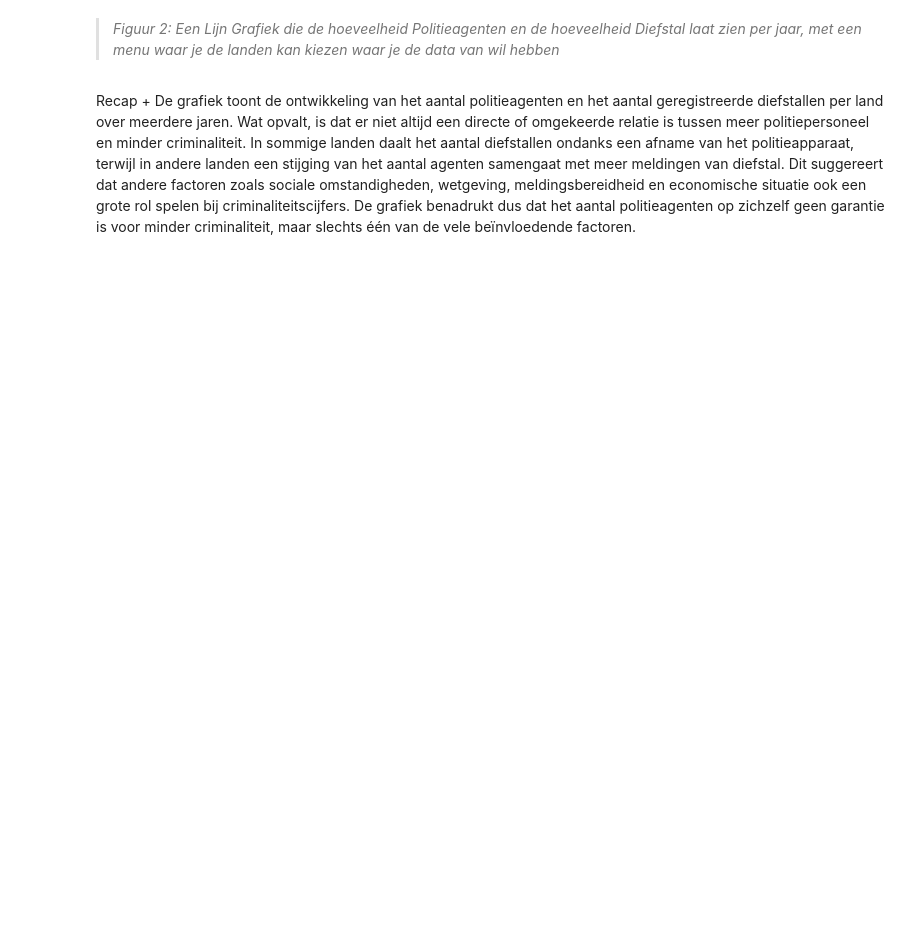
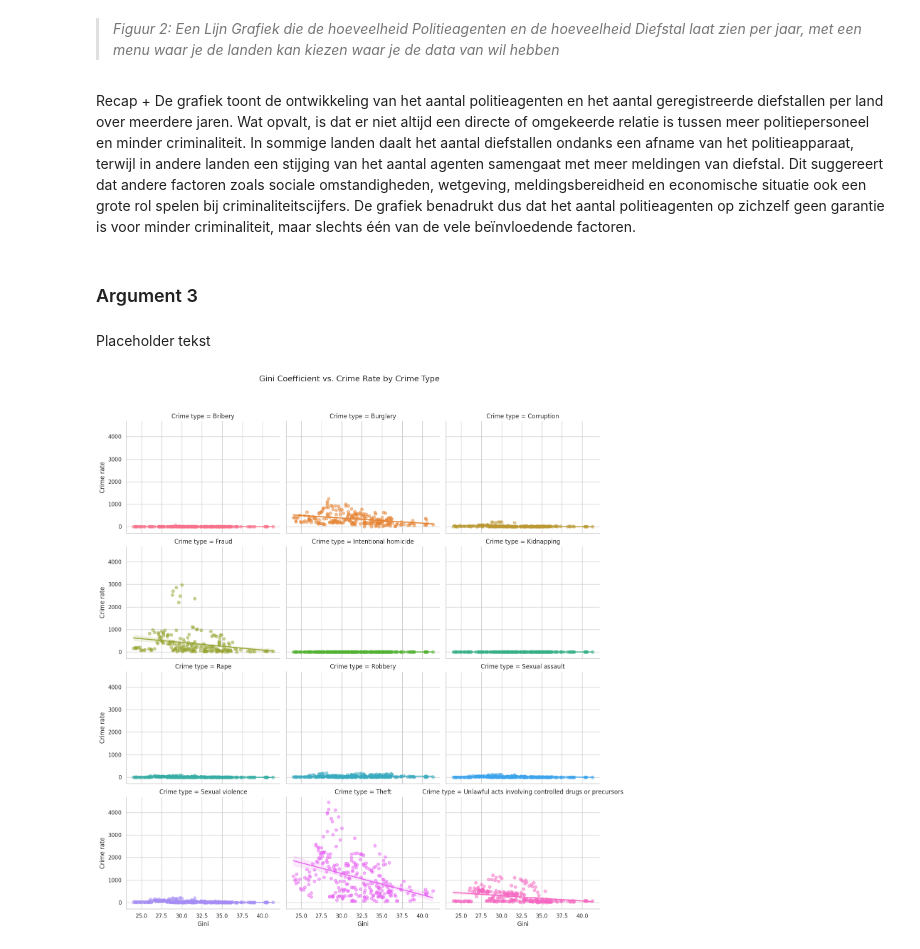
Before and after one commit to JR9142/InfoVis_Datastory, a Jupyter notebook: docs/perspectief1.ipynb, the cells around one changed output. Cells and saved outputs as stored; diff of their text form; code cells hidden in the pictures; blank space fills up the shorter version.

Commit message:
perspectief 1 gini vs crime types visualisation

```diff
--- a/docs/perspectief1.ipynb
+++ b/docs/perspectief1.ipynb
@@ -174,3 +174,64 @@ if __name__ == '__main__':
 > *Figuur 2: Een Lijn Grafiek die de hoeveelheid Politieagenten en de hoeveelheid Diefstal laat zien per jaar, met een menu waar je de landen kan kiezen waar je de data van wil hebben*
 # %% [markdown]
 Recap + De grafiek toont de ontwikkeling van het aantal politieagenten en het aantal geregistreerde diefstallen per land over meerdere jaren. Wat opvalt, is dat er niet altijd een directe of omgekeerde relatie is tussen meer politiepersoneel en minder criminaliteit. In sommige landen daalt het aantal diefstallen ondanks een afname van het politieapparaat, terwijl in andere landen een stijging van het aantal agenten samengaat met meer meldingen van diefstal. Dit suggereert dat andere factoren zoals sociale omstandigheden, wetgeving, meldingsbereidheid en economische situatie ook een grote rol spelen bij criminaliteitscijfers. De grafiek benadrukt dus dat het aantal politieagenten op zichzelf geen garantie is voor minder criminaliteit, maar slechts één van de vele beïnvloedende factoren.
+# %% [markdown]
+### Argument 3
+# %% [markdown]
+Placeholder tekst
+# %%
+import pandas as pd
+import seaborn as sns
+import matplotlib.pyplot as plt
+
+# Load the crime dataset (wide format)
+crime_df = pd.read_csv("europe_crime_definitive_per_100k.csv")
+
+# Load the Gini coefficient dataset
+gini_df = pd.read_csv("gini_definitive.csv")
+
+# Keep only relevant columns from Gini dataset and rename for clarity
+gini_df = gini_df.rename(columns={
+    "Country Name": "Country",
+    "Value": "Gini"
+})[["Country", "Year", "Gini"]]
+
+# Reshape crime dataset from wide to long format
+crime_long = crime_df.melt(
+    id_vars=["Country Name", "geo", "Year"],
+    var_name="Crime type",
+    value_name="Crime rate"
+)
+
+# Rename to match Gini df for merging
+crime_long = crime_long.rename(columns={"Country Name": "Country"})
+
+# Merge on Country and Year
+merged_df = pd.merge(crime_long, gini_df, on=["Country", "Year"], how="inner")
+
+# Drop rows with missing data
+merged_df = merged_df.dropna(subset=["Gini", "Crime rate"])
+
+# Filter out non-numeric or clearly invalid values if necessary
+merged_df = merged_df[pd.to_numeric(merged_df["Crime rate"], errors="coerce").notnull()]
+
+# Plot: Regression with confidence intervals for each crime type
+sns.set(style="whitegrid")
+g = sns.lmplot(
+    data=merged_df,
+    x="Gini",
+    y="Crime rate",
+    hue="Crime type",
+    col="Crime type",
+    col_wrap=3,
+    height=4,
+    aspect=1.2,
+    scatter_kws={"alpha": 0.5},
+    line_kws={"linewidth": 2}
+)
+
+g.fig.subplots_adjust(top=0.9)
+g.fig.suptitle("Gini Coefficient vs. Crime Rate by Crime Type", fontsize=16)
+
+plt.show()
+# %% [output]
+[figure, added]
```
